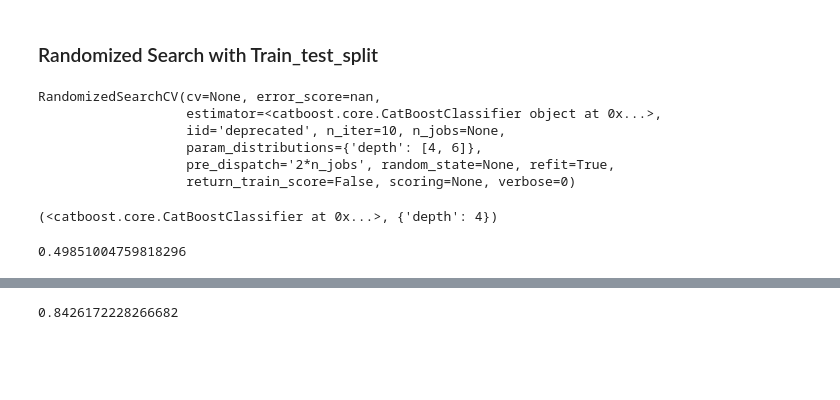
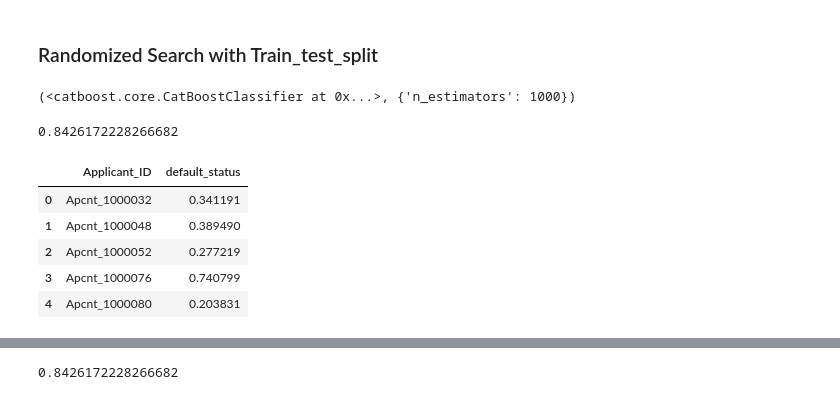
Before and after one commit to Justus-coded/Competitions, a Jupyter notebook: DSN AI Bootcamp Qualification Hackathon/DSN AI Bootcamp Qualification.ipynb, the cells around one changed output, grey strips where cells are left out. Drawn from its saved outputs; the diff is of its cells as text; code cells hidden in the pictures; blank space fills up the shorter version.

Commit message:
Made Prediction using XGBoost Classifier

```diff
--- a/DSN AI Bootcamp Qualification Hackathon/DSN AI Bootcamp Qualification.ipynb
+++ b/DSN AI Bootcamp Qualification Hackathon/DSN AI Bootcamp Qualification.ipynb
@@ -126,20 +125,22 @@ rscv = RandomizedSearchCV(cat, grid)
 # %% [markdown]
 ### Randomized Search with Train_test_split
 # %%
-rscv.fit(X_train, y_train)
+model =rscv.fit(X_train, y_train)
-# %% [output]
-RandomizedSearchCV(cv=None, error_score=nan,
-                   estimator=<catboost.core.CatBoostClassifier object at 0x...>,
-                   iid='deprecated', n_iter=10, n_jobs=None,
-                   param_distributions={'depth': [4, 6]},
-                   pre_dispatch='2*n_jobs', random_state=None, refit=True,
-                   return_train_score=False, scoring=None, verbose=0)
 # %%
-rscv.best_estimator_, rscv.best_params_
+rscv.best_estimator_, model.best_params_
 # %% [output]
-(<catboost.core.CatBoostClassifier at 0x...>, {'depth': 4})
+(<catboost.core.CatBoostClassifier at 0x...>, {'n_estimators': 1000})
 # %%
-y_pred = rscv.predict_proba(X_test)[:,1]
+y_pred = model.predict_proba(X_test)[:,1]
 roc_auc_score(y_test, y_pred)
 # %% [output]
-0.49851004759818296
+0.8426172228266682
+# %%
+submission.head()
+# %% [output]
+|  | Applicant_ID | default_status |
+| 0 | Apcnt_1000032 | 0.341191 |
+| 1 | Apcnt_1000048 | 0.389490 |
+| 2 | Apcnt_1000052 | 0.277219 |
+| 3 | Apcnt_1000076 | 0.740799 |
+| 4 | Apcnt_1000080 | 0.203831 |
```
Also changed, not shown: parts of 12 cells of this notebook.
